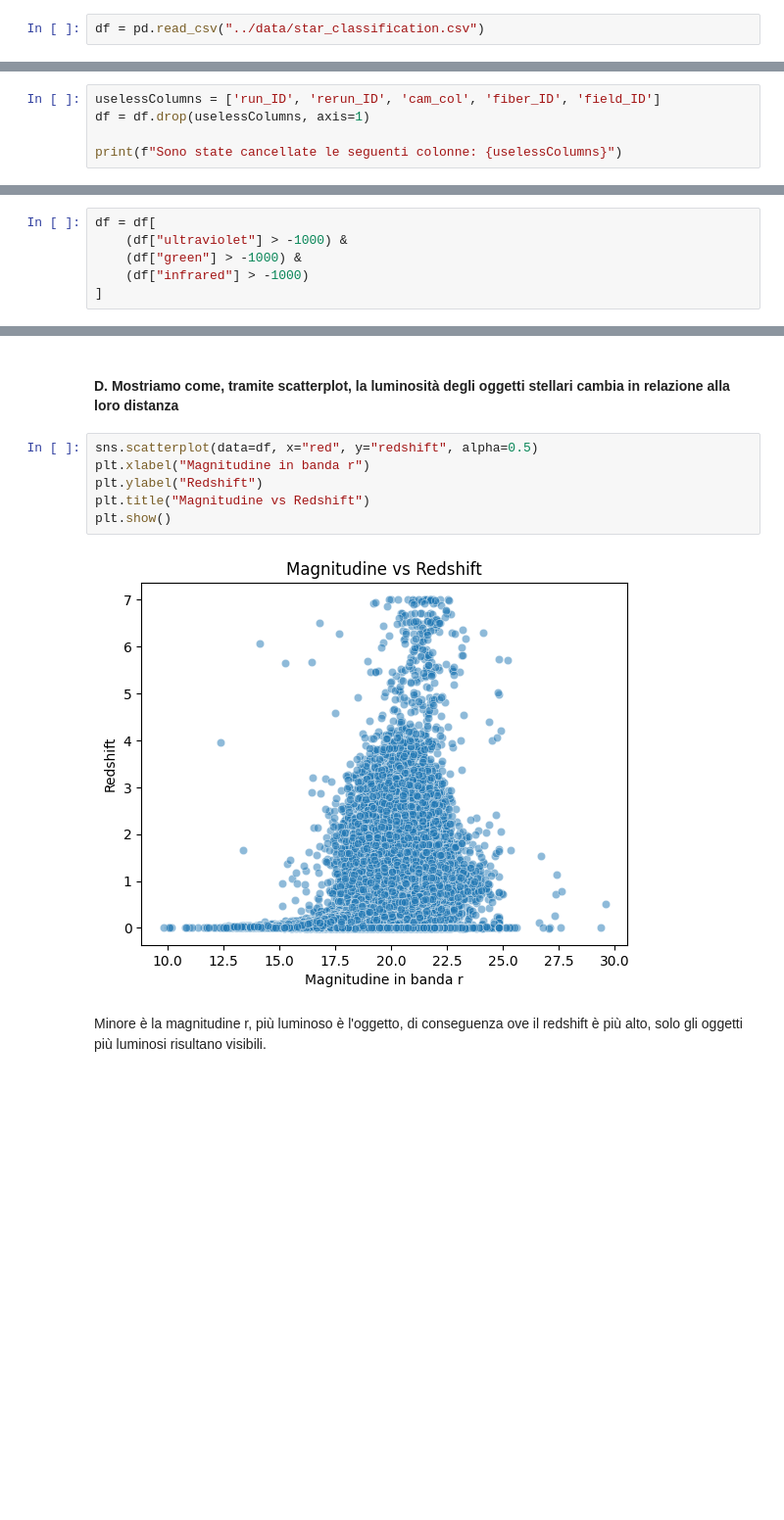
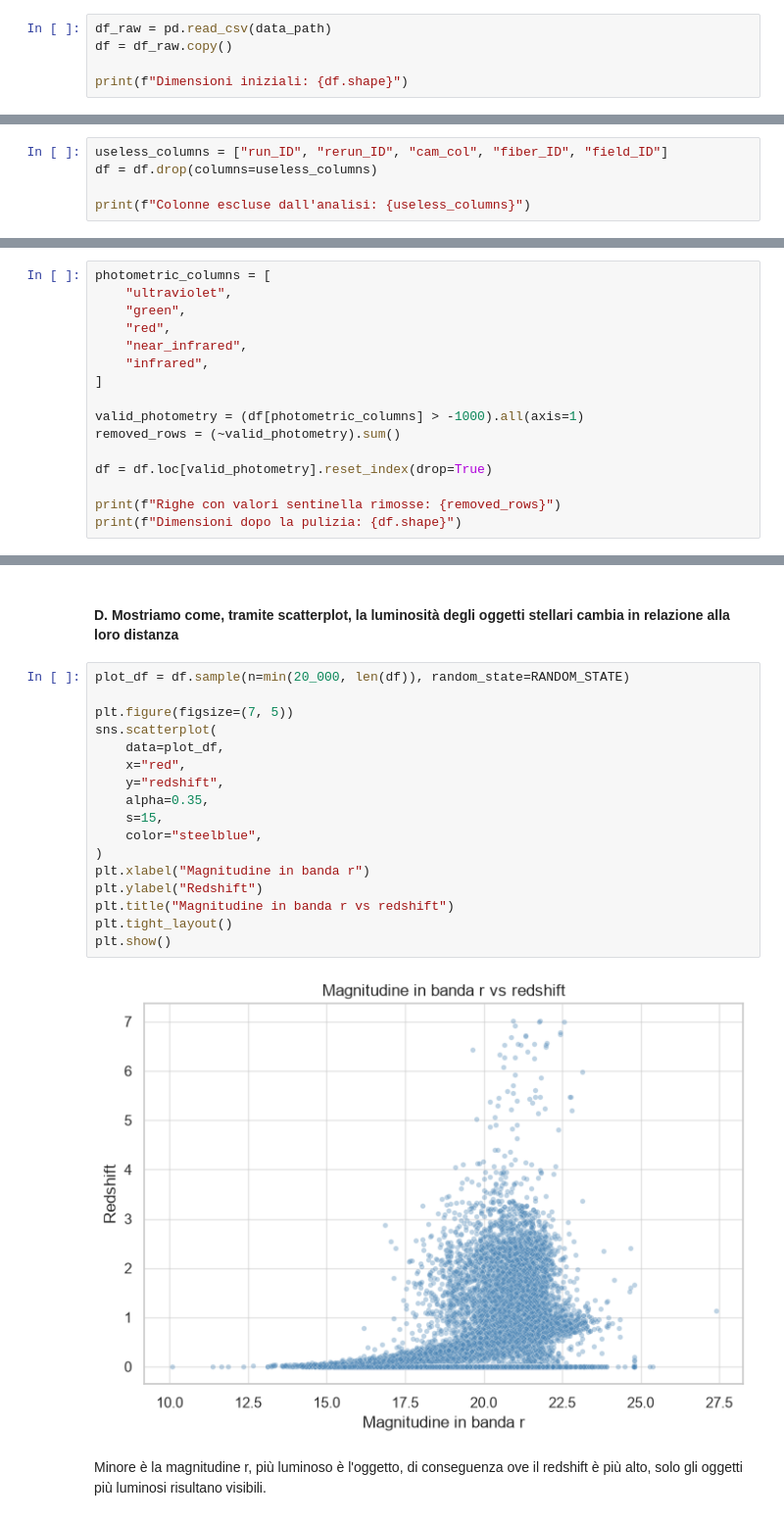
Before and after one commit to FabianCalangiu/Astronomical-Objects-Analysis, a Jupyter notebook: notebooks/astronomical_analysis.ipynb, the cells around one changed output, grey strips where cells are left out. Shown at 98% size. Cells and saved outputs as stored; diff of their text form; blank space fills up the shorter version.

```diff
--- a/notebooks/astronomical_analysis.ipynb
+++ b/notebooks/astronomical_analysis.ipynb
@@ -22,4 +33,7 @@ from imblearn.over_sampling import SMOTE
 # %% [markdown]
 <h4>Lettura del DataFrame:</h4>
 # %%
-df = pd.read_csv("../data/star_classification.csv")
+df_raw = pd.read_csv(data_path)
+df = df_raw.copy()
+
+print(f"Dimensioni iniziali: {df.shape}")
@@ -91,8 +110,8 @@ df.rename(columns={
 # %% [markdown]
 <h4>Eliminazione colonne superflue per l'esplorazione dei dati</h4>
 # %%
-uselessColumns = ['run_ID', 'rerun_ID', 'cam_col', 'fiber_ID', 'field_ID']
-df = df.drop(uselessColumns, axis=1)
+useless_columns = ["run_ID", "rerun_ID", "cam_col", "fiber_ID", "field_ID"]
+df = df.drop(columns=useless_columns)
 
-print(f"Sono state cancellate le seguenti colonne: {uselessColumns}")
+print(f"Colonne escluse dall'analisi: {useless_columns}")
 # %% [output]
@@ -102,6 +121,16 @@ Sono state cancellate le seguenti colonne: ['run_ID', 'rerun_ID', 'cam_col', 'fi
 # %%
-df = df[
-    (df["ultraviolet"] > -1000) &
-    (df["green"] > -1000) &
-    (df["infrared"] > -1000)
+photometric_columns = [
+    "ultraviolet",
+    "green",
+    "red",
+    "near_infrared",
+    "infrared",
 ]
+
+valid_photometry = (df[photometric_columns] > -1000).all(axis=1)
+removed_rows = (~valid_photometry).sum()
+
+df = df.loc[valid_photometry].reset_index(drop=True)
+
+print(f"Righe con valori sentinella rimosse: {removed_rows}")
+print(f"Dimensioni dopo la pulizia: {df.shape}")
@@ -191,13 +254,24 @@ for d in data.columns:
 # %% [markdown]
 <h4>D. Mostriamo come, tramite scatterplot, la luminosità degli oggetti stellari cambia in relazione alla loro distanza</h4>
 # %%
-sns.scatterplot(data=df, x="red", y="redshift", alpha=0.5)
+plot_df = df.sample(n=min(20_000, len(df)), random_state=RANDOM_STATE)
+
+plt.figure(figsize=(7, 5))
+sns.scatterplot(
+    data=plot_df,
+    x="red",
+    y="redshift",
+    alpha=0.35,
+    s=15,
+    color="steelblue",
+)
 plt.xlabel("Magnitudine in banda r")
 plt.ylabel("Redshift")
-plt.title("Magnitudine vs Redshift")
+plt.title("Magnitudine in banda r vs redshift")
+plt.tight_layout()
 plt.show()
 # %% [output]
-[figure, old version]
+[figure, new version]
 # %% [markdown]
 <p>Minore è la magnitudine r, più luminoso è l'oggetto, di conseguenza ove il redshift è più alto, solo gli oggetti più luminosi risultano visibili.</p>
 # %% [markdown]
```
Also changed, not shown: parts of 43 cells of this notebook, 1 other file.
